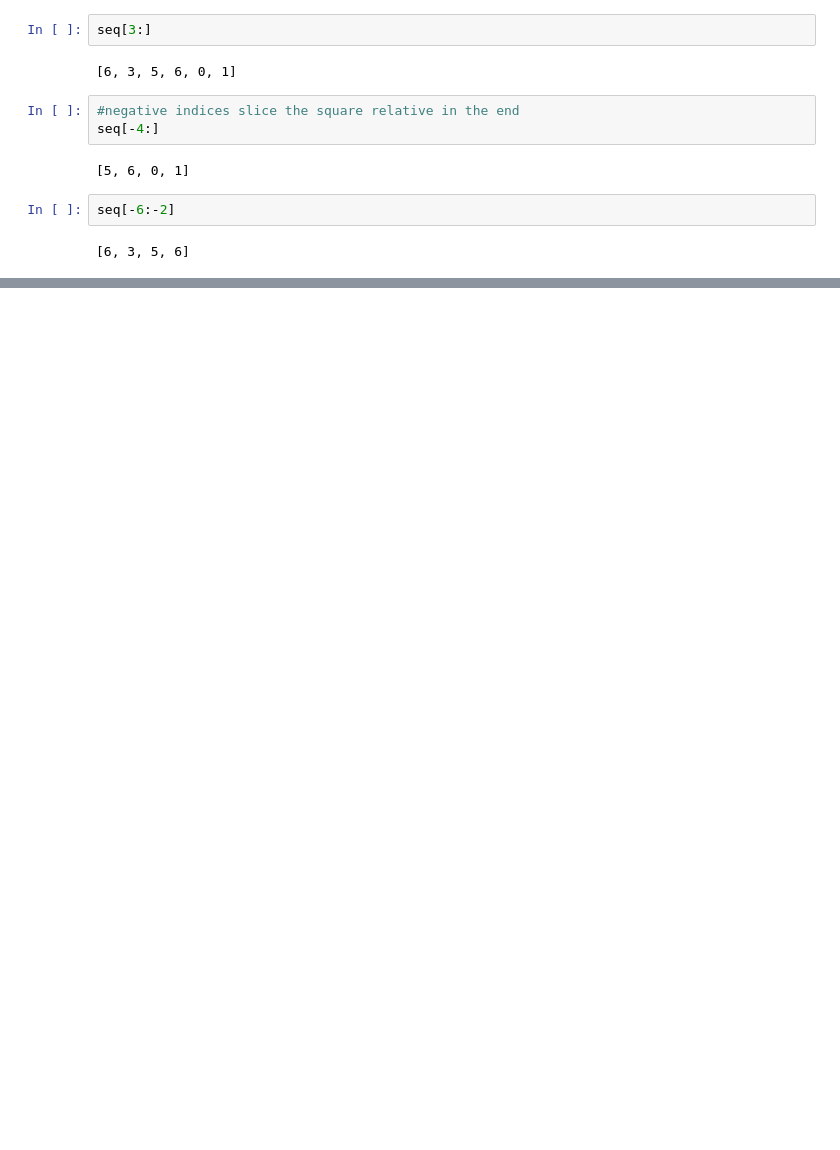
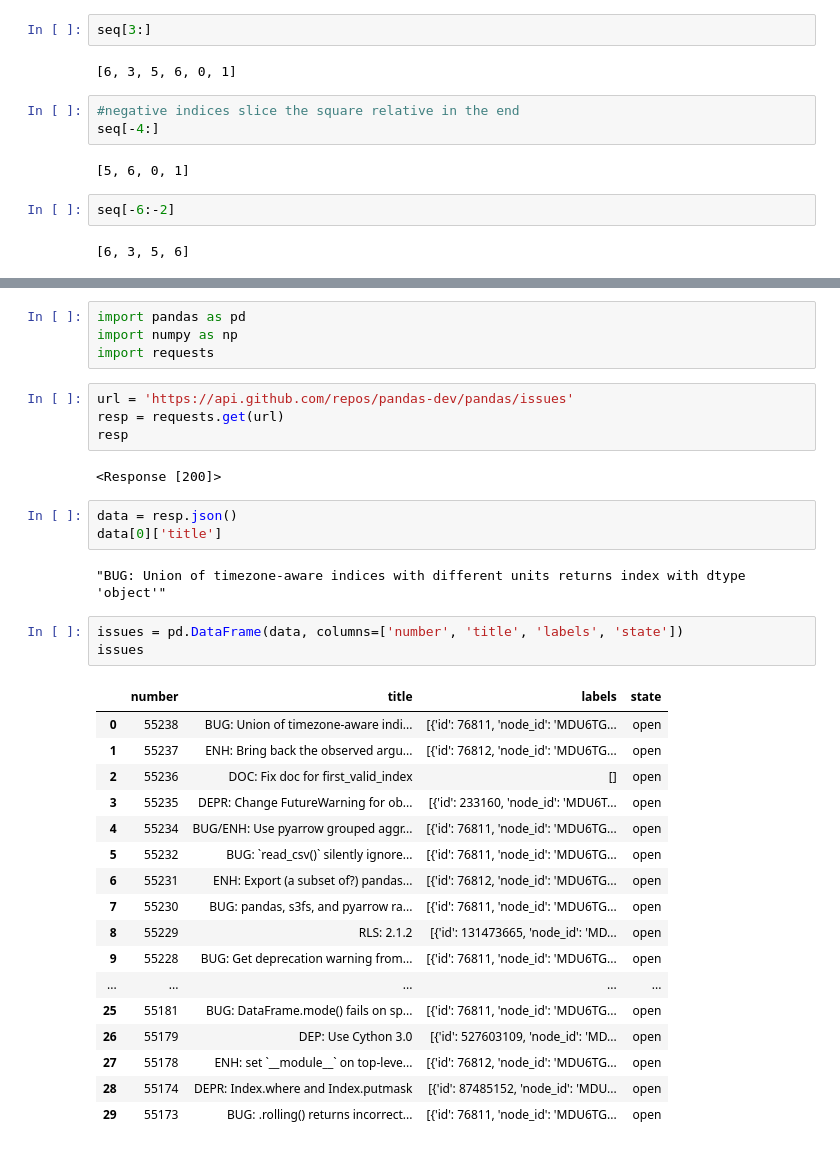
Before and after one commit to MuindeEsther/Learning-path-projects, a Jupyter notebook: basics.ipynb, the cells around one changed output, grey strips where cells are left out. Drawn from its saved outputs; the diff is of its cells as text; blank space fills up the shorter version.

```diff
--- a/basics.ipynb
+++ b/basics.ipynb
@@ -289,0 +1055,36 @@ seq[-6:-2]
+# %%
+import pandas as pd
+import numpy as np
+import requests
+# %%
+url = 'https://api.github.com/repos/pandas-dev/pandas/issues'
+resp = requests.get(url)
+resp
+# %% [output]
+<Response [200]>
+# %%
+data = resp.json()
+data[0]['title']
+# %% [output]
+"BUG: Union of timezone-aware indices with different units returns index with dtype 'object'"
+# %%
+issues = pd.DataFrame(data, columns=['number', 'title', 'labels', 'state'])
+issues
+# %% [output]
+|  | number | title | labels | state |
+| 0 | 55238 | BUG: Union of timezone-aware indi... | [{'id': 76811, 'node_id': 'MDU6TG... | open |
+| 1 | 55237 | ENH: Bring back the observed argu... | [{'id': 76812, 'node_id': 'MDU6TG... | open |
+| 2 | 55236 | DOC: Fix doc for first_valid_index | [] | open |
+| 3 | 55235 | DEPR: Change FutureWarning for ob... | [{'id': 233160, 'node_id': 'MDU6T... | open |
+| 4 | 55234 | BUG/ENH: Use pyarrow grouped aggr... | [{'id': 76811, 'node_id': 'MDU6TG... | open |
+| 5 | 55232 | BUG: `read_csv()` silently ignore... | [{'id': 76811, 'node_id': 'MDU6TG... | open |
+| 6 | 55231 | ENH: Export (a subset of?) pandas... | [{'id': 76812, 'node_id': 'MDU6TG... | open |
+| 7 | 55230 | BUG: pandas, s3fs, and pyarrow ra... | [{'id': 76811, 'node_id': 'MDU6TG... | open |
+| 8 | 55229 | RLS: 2.1.2 | [{'id': 131473665, 'node_id': 'MD... | open |
+| 9 | 55228 | BUG: Get deprecation warning from... | [{'id': 76811, 'node_id': 'MDU6TG... | open |
+| ... | ... | ... | ... | ... |
+| 25 | 55181 | BUG: DataFrame.mode() fails on sp... | [{'id': 76811, 'node_id': 'MDU6TG... | open |
+| 26 | 55179 | DEP: Use Cython 3.0 | [{'id': 527603109, 'node_id': 'MD... | open |
+| 27 | 55178 | ENH: set `__module__` on top-leve... | [{'id': 76812, 'node_id': 'MDU6TG... | open |
+| 28 | 55174 | DEPR: Index.where and Index.putmask | [{'id': 87485152, 'node_id': 'MDU... | open |
+| 29 | 55173 | BUG: .rolling() returns incorrect... | [{'id': 76811, 'node_id': 'MDU6TG... | open |
```
Also changed, not shown: parts of 156 cells of this notebook, 1 other file.
